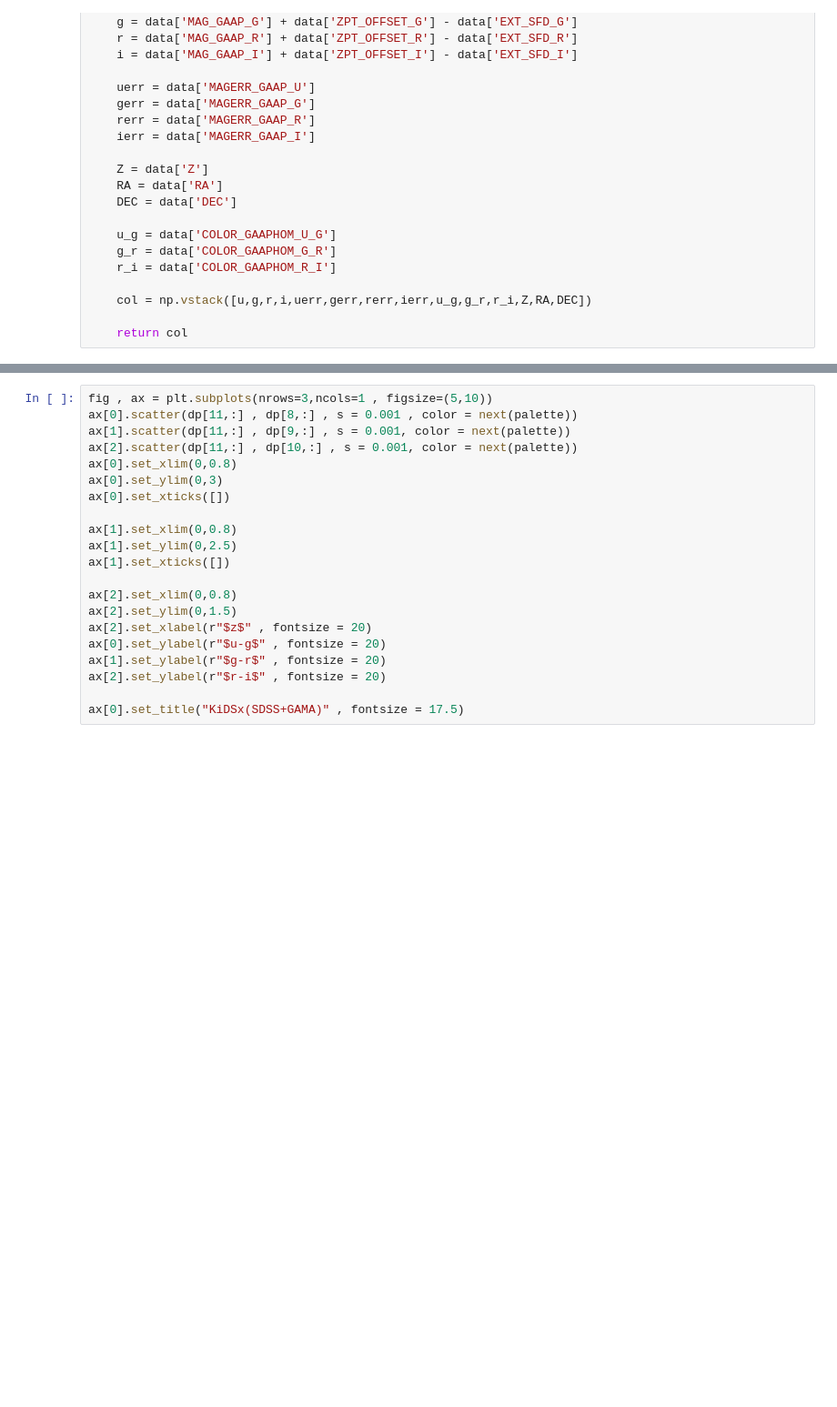
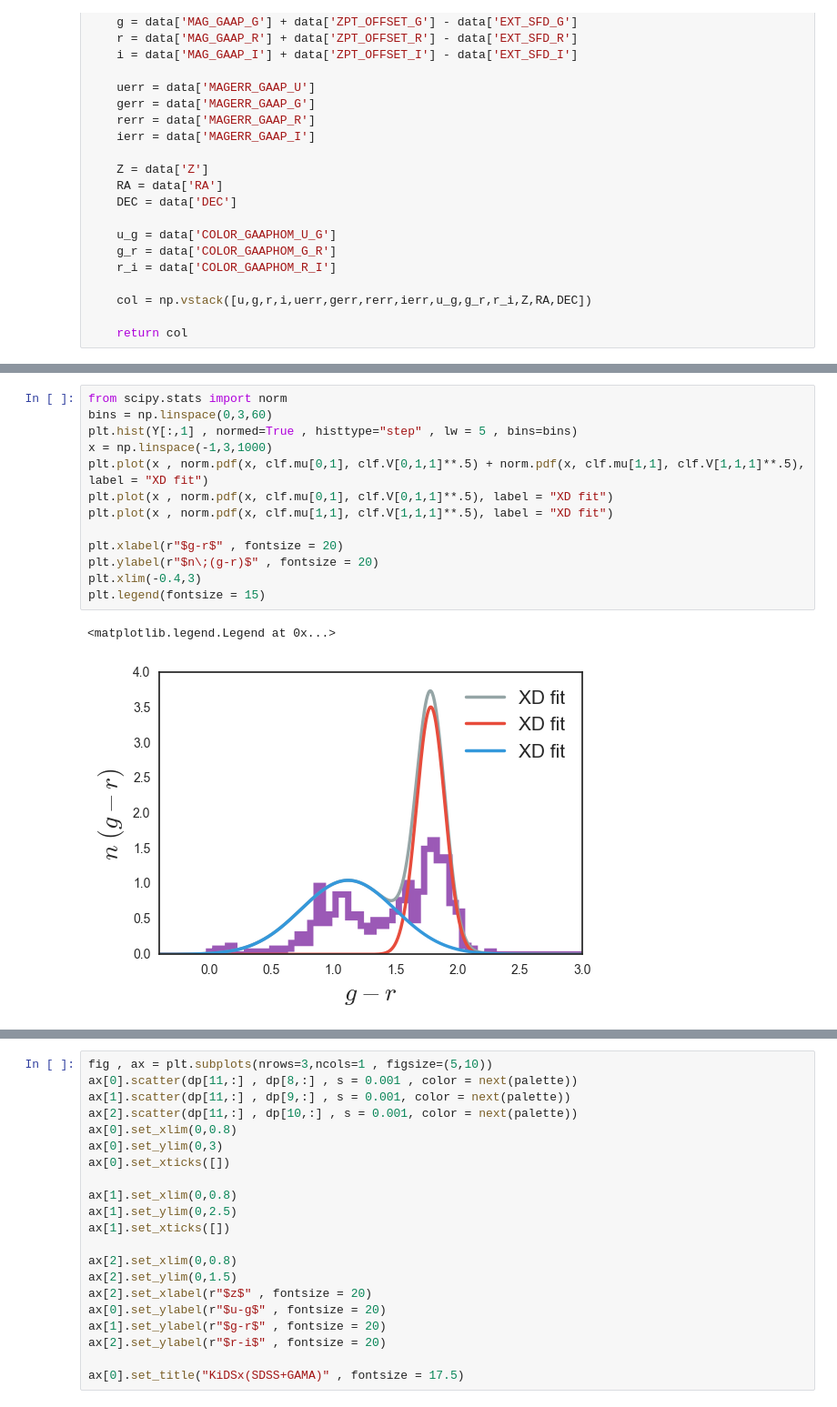
Before and after one commit to mjvakili/redsq, a Jupyter notebook: code/catalog_unifier.ipynb, the cells around one changed output, grey strips where cells are left out. Shown: that part at 91% size. Cells and saved outputs as stored; diff of their text form; blank space fills up the shorter version.

```diff
--- a/code/catalog_unifier.ipynb
+++ b/code/catalog_unifier.ipynb
@@ -192,0 +235,16 @@ zdp = dp[11,:]
+# %%
+from scipy.stats import norm
+bins = np.linspace(0,3,60)
+plt.hist(Y[:,1] , normed=True , histtype="step" , lw = 5 , bins=bins)
+x = np.linspace(-1,3,1000)
+plt.plot(x , norm.pdf(x, clf.mu[0,1], clf.V[0,1,1]**.5) + norm.pdf(x, clf.mu[1,1], clf.V[1,1,1]**.5), label = "XD fit")
+plt.plot(x , norm.pdf(x, clf.mu[0,1], clf.V[0,1,1]**.5), label = "XD fit")
+plt.plot(x , norm.pdf(x, clf.mu[1,1], clf.V[1,1,1]**.5), label = "XD fit")
+
+plt.xlabel(r"$g-r$" , fontsize = 20)
+plt.ylabel(r"$n\;(g-r)$" , fontsize = 20)
+plt.xlim(-0.4,3)
+plt.legend(fontsize = 15)
+# %% [output]
+<matplotlib.legend.Legend at 0x...>
+[figure, added]
```
Also changed, not shown: parts of 13 cells of this notebook, 1 other file.
